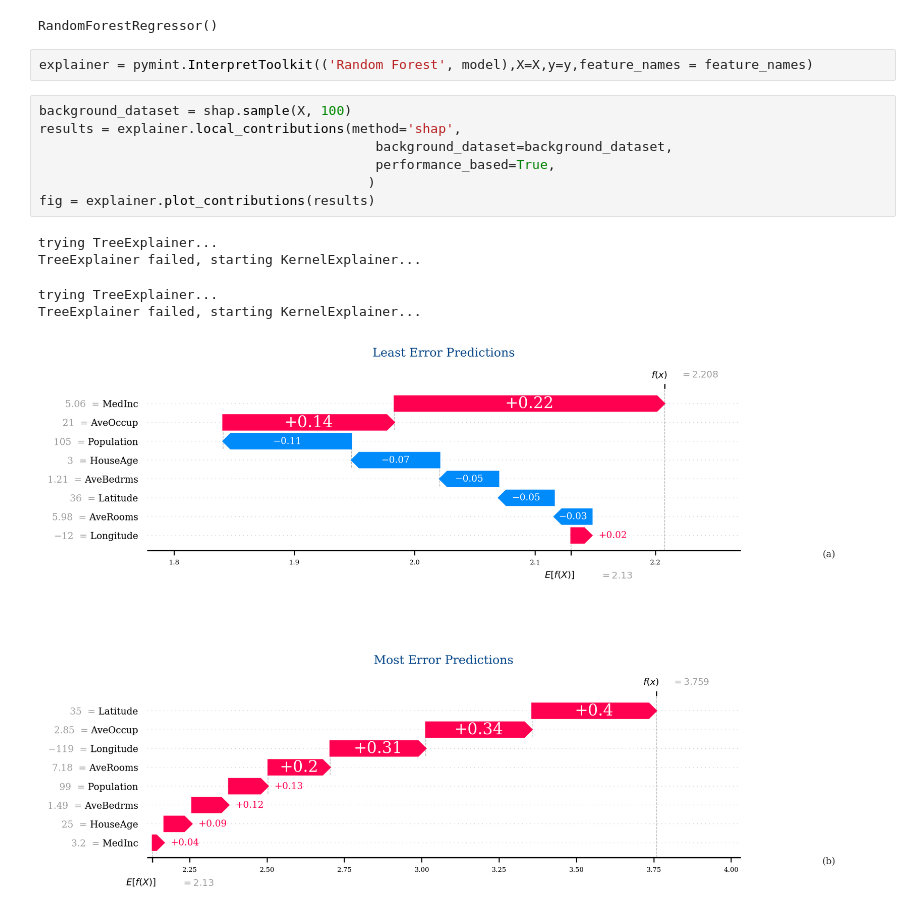
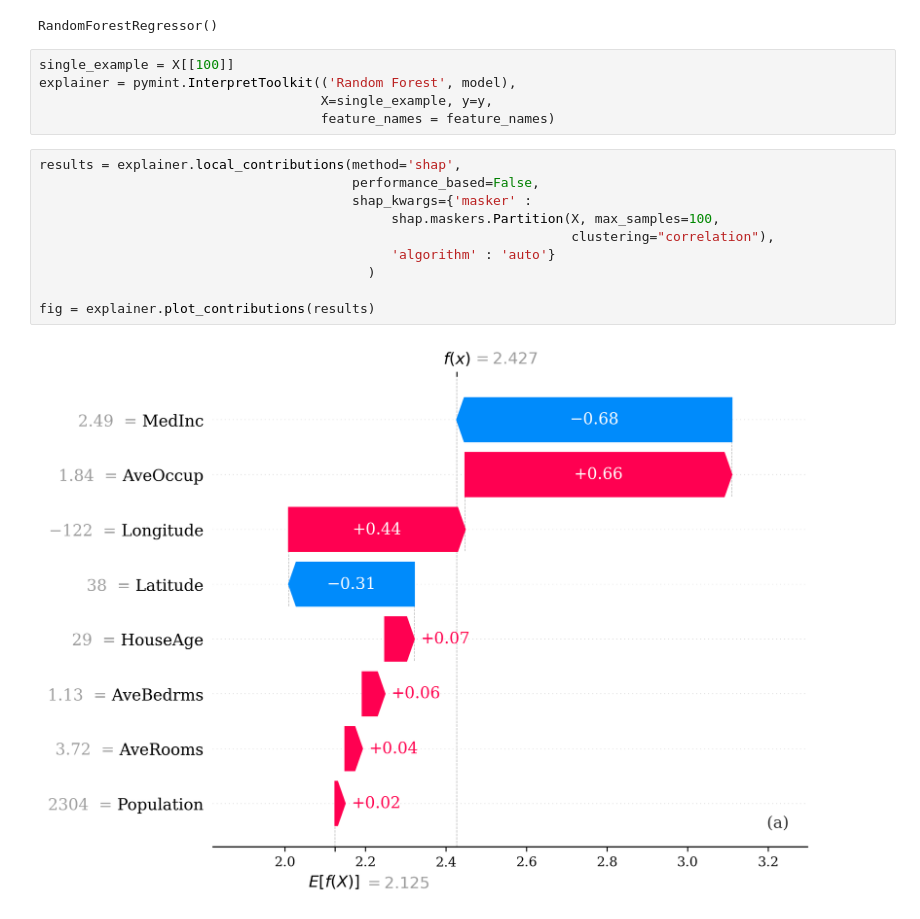
Before and after one commit to monte-flora/scikit-explain, a Jupyter notebook: tutorial_notebooks/feature_contributions.ipynb, the cells around one changed output. Cells and saved outputs as stored; diff of their text form.

```diff
--- a/tutorial_notebooks/feature_contributions.ipynb
+++ b/tutorial_notebooks/feature_contributions.ipynb
@@ -139,17 +140,19 @@ model.fit(X,y)
 # %% [output]
 RandomForestRegressor()
 # %%
-explainer = pymint.InterpretToolkit(('Random Forest', model),X=X,y=y,feature_names = feature_names)
+single_example = X[[100]]
+explainer = pymint.InterpretToolkit(('Random Forest', model),
+                                    X=single_example, y=y,
+                                    feature_names = feature_names)
-# %%
-background_dataset = shap.sample(X, 100)
-results = explainer.local_contributions(method='shap',
-                                           background_dataset=background_dataset,
-                                           performance_based=True,
-                                          )
-fig = explainer.plot_contributions(results)
-# %% [output]
-trying TreeExplainer...
-TreeExplainer failed, starting KernelExplainer...
-trying TreeExplainer...
-TreeExplainer failed, starting KernelExplainer...
-[figure, removed]
+# %%
+results = explainer.local_contributions(method='shap',
+                                        performance_based=False,
+                                        shap_kwargs={'masker' :
+                                             shap.maskers.Partition(X, max_samples=100,
+                                                                    clustering="correlation"),
+                                             'algorithm' : 'auto'}
+                                          )
+
+fig = explainer.plot_contributions(results)
+# %% [output]
+[figure, added]
```
Also changed, not shown: parts of 2 cells of this notebook, 7 other files.
